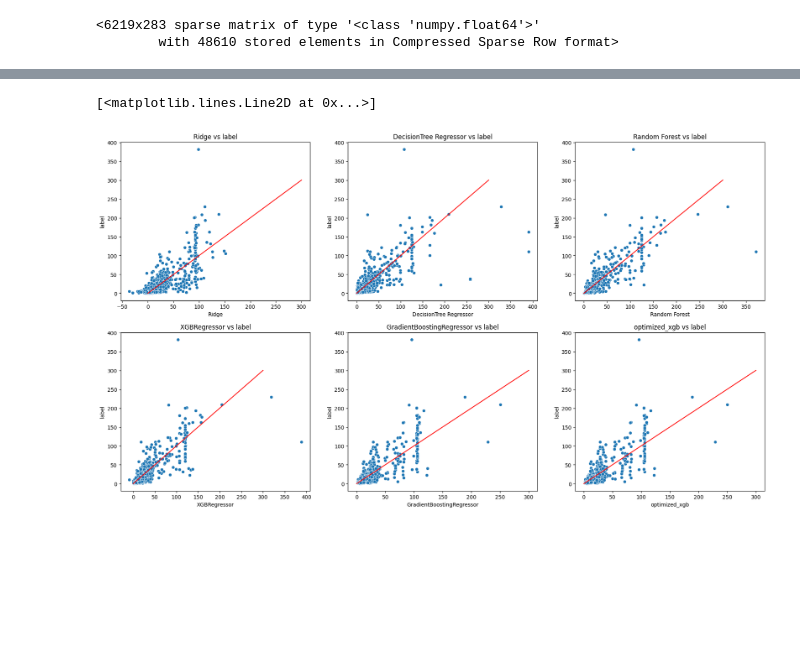
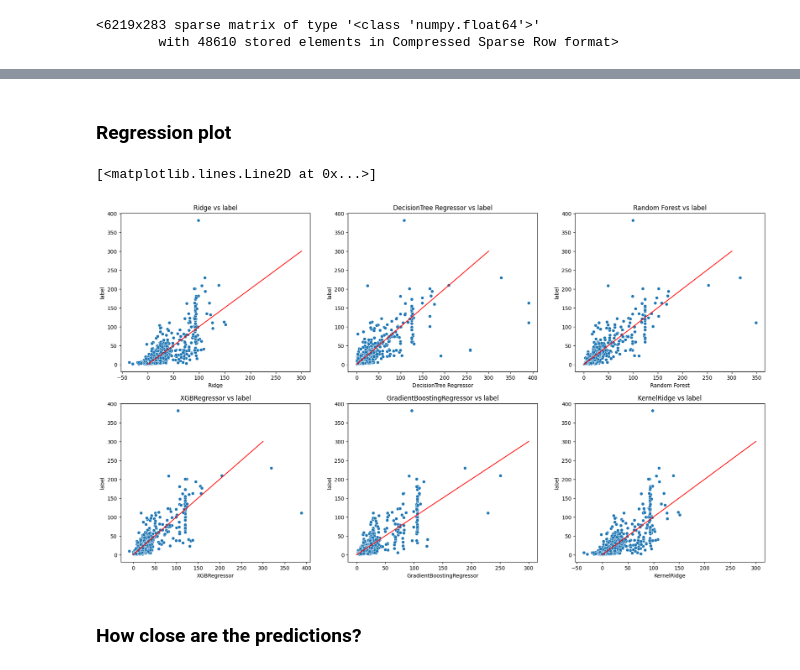
Before and after one commit to max-lutz/technical_case_fairly_made, a Jupyter notebook: notebooks/train_model_climate_change.ipynb, the cells around one changed output, grey strips where cells are left out. Drawn from its saved outputs; the diff is of its cells as text; code cells hidden in the pictures; blank space fills up the shorter version.

Commit message:
add analysis of predictions

```diff
--- a/notebooks/train_model_climate_change.ipynb
+++ b/notebooks/train_model_climate_change.ipynb
@@ -253,20 +193,0 @@ best_result
-# %%
-model_perf_matrix = []
-model_name = 'optimized_xgb'
-
-best_pipeline = Pipeline([
-        ('preprocessing', generate_preprocessing_transformer()),
-        ('model', XGBRegressor(**best_result))
-    ])
-
-cv_score = cross_validate(pipeline, X, y, cv=folds, scoring=scoring, verbose=0, error_score="raise");
-model_perf_matrix.append([model_name, round(cv_score['fit_time'].mean(),3),
-                                      round(cv_score['test_max_error'].mean(),4), round(cv_score['test_max_error'].std(),4),
-                                      round(np.sqrt(-cv_score['test_neg_mean_squared_error']).mean(),4), round(np.sqrt(-cv_score['test_neg_mean_squared_error']).std(),4),
-                                      round(cv_score['test_r2'].mean(),4), round(cv_score['test_r2'].std(),4)])
-
-pipeline.fit(X, y)
-predictions[model_name] = pipeline.predict(X_val).T
-
-df_model_perf = pd.DataFrame(model_perf_matrix, columns=columns)
-df_model_perf
@@ -292,28 +194,32 @@ predictions
+# %% [markdown]
+### Regression plot
 # %%
 lim = 300
 
 fig, ax = plt.subplots(2,3, figsize=(22,12))
 sns.scatterplot(x="Ridge", y="label", data=predictions, ax=ax[0][0])
 ax[0][0].set_title('Ridge vs label');
 ax[0][0].plot([0, lim], [0, lim], c = "red")
 sns.scatterplot(x="DecisionTree Regressor", y="label", data=predictions, ax=ax[0][1])
 ax[0][1].set_title('DecisionTree Regressor vs label');
 ax[0][1].plot([0, lim], [0, lim], c = "red")
 sns.scatterplot(x="Random Forest", y="label", data=predictions, ax=ax[0][2])
 ax[0][2].set_title('Random Forest vs label');
 ax[0][2].plot([0, lim], [0, lim], c = "red")
 sns.scatterplot(x="XGBRegressor", y="label", data=predictions, ax=ax[1][0])
 ax[1][0].set_title('XGBRegressor vs label');
 ax[1][0].plot([0, lim], [0, lim], c = "red")
 sns.scatterplot(x="GradientBoostingRegressor", y="label", data=predictions, ax=ax[1][1])
 ax[1][1].set_title('GradientBoostingRegressor vs label');
 ax[1][1].plot([0, lim], [0, lim], c = "red")
-sns.scatterplot(x="optimized_xgb", y='label', data=predictions, ax=ax[1][2])
-ax[1][2].set_title('optimized_xgb vs label');
+sns.scatterplot(x="KernelRidge", y='label', data=predictions, ax=ax[1][2])
+ax[1][2].set_title('KernelRidge vs label');
 ax[1][2].plot([0, lim], [0, lim], c = "red")
 # %% [output]
 [<matplotlib.lines.Line2D at 0x...>]
-[figure, old version]
+[figure, new version]
+# %% [markdown]
+### How close are the predictions?
 # %%
 df_results = predictions[['XGBRegressor', 'label']]
 df_results.loc[df_results['XGBRegressor'] < 1, 'XGBRegressor'] = 1
```
Also changed, not shown: parts of 25 cells of this notebook.
